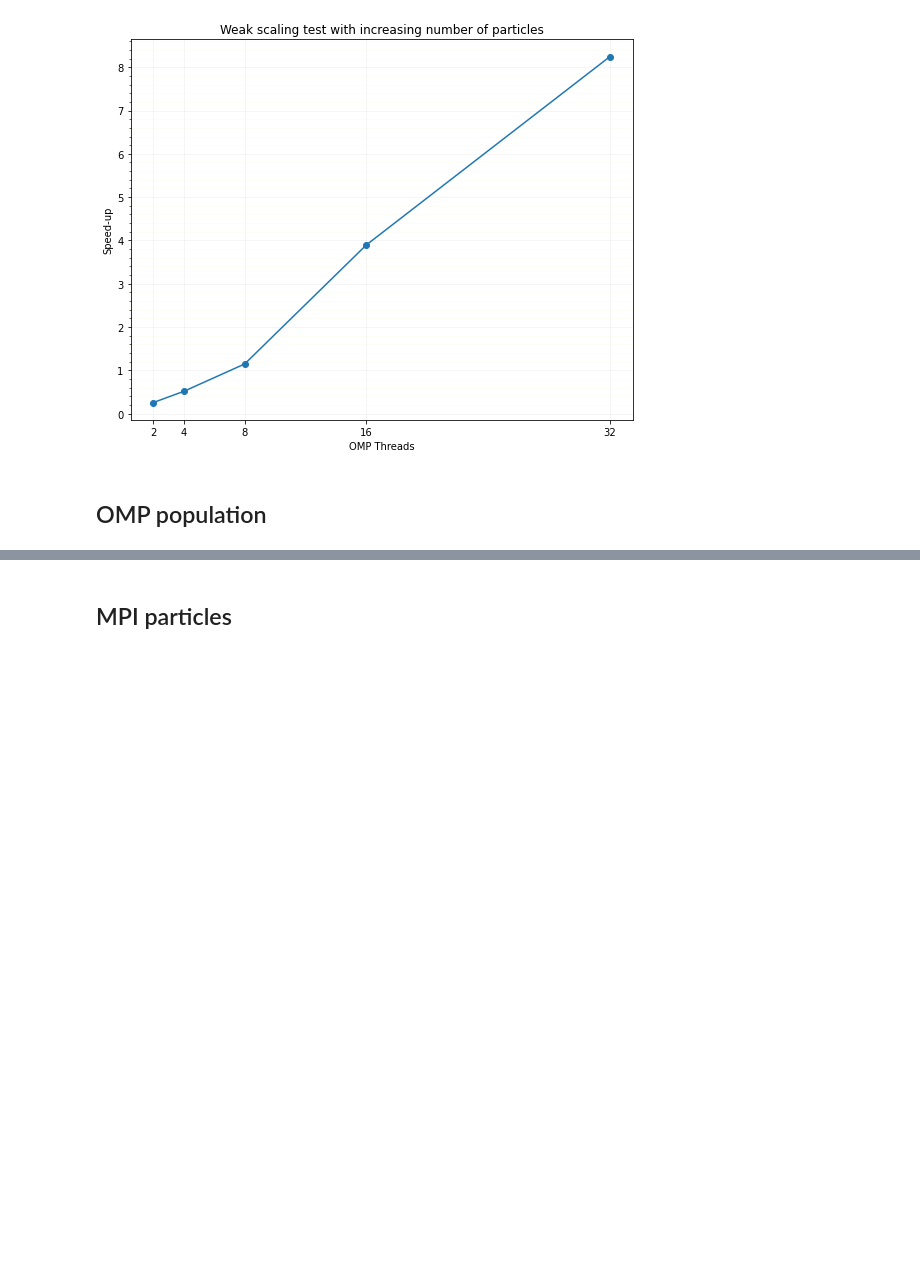
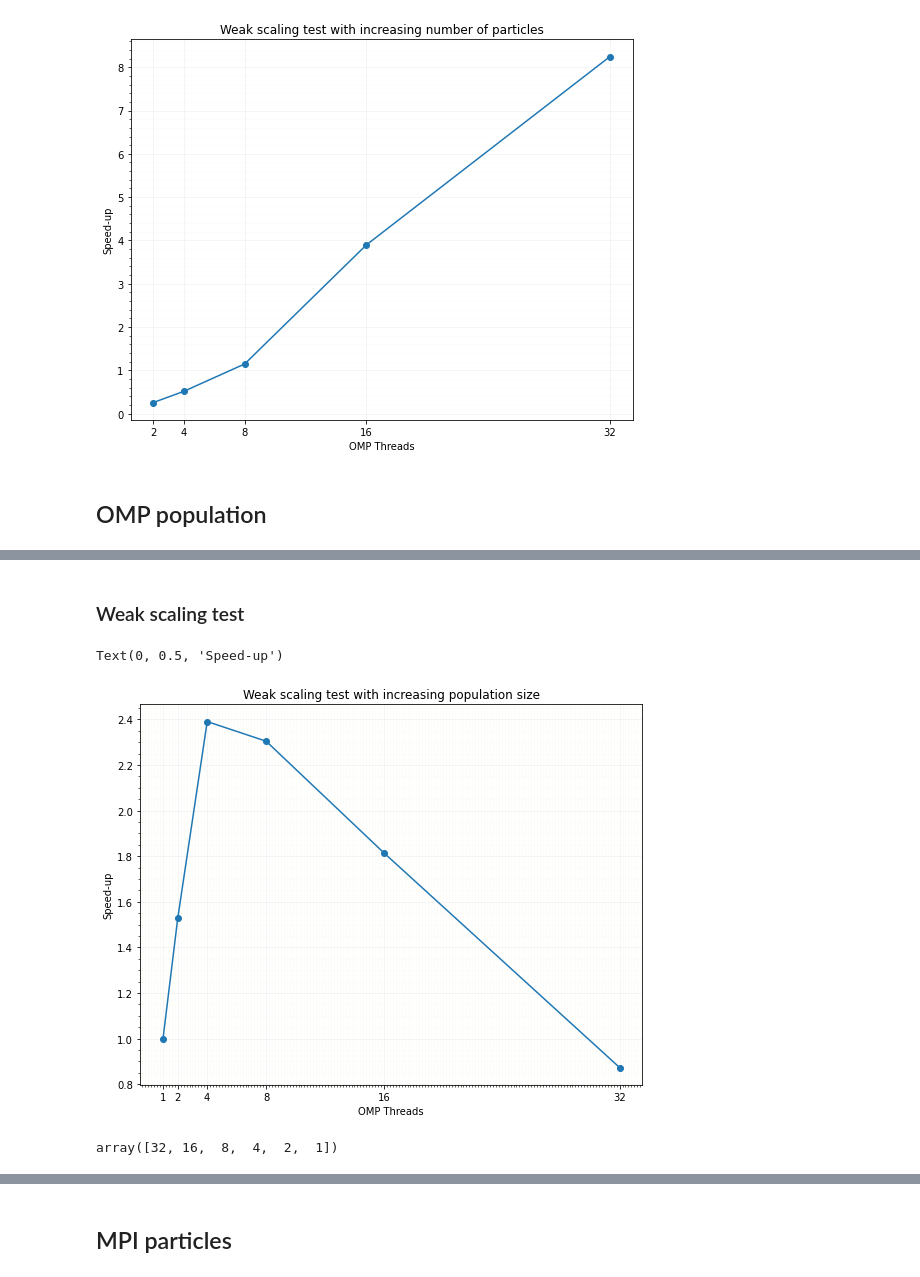
Before and after one commit to matthewdicks98/CSC-HPC-Project, a Jupyter notebook: Experiment2.0.ipynb, the cells around one changed output, grey strips where cells are left out. Drawn from its saved outputs; the diff is of its cells as text; code cells hidden in the pictures; blank space fills up the shorter version.

```diff
--- a/Experiment2.0.ipynb
+++ b/Experiment2.0.ipynb
@@ -88,0 +131,25 @@ Text(0, 0.5, 'Speed-up')
+# %% [markdown]
+### Weak scaling test
+# %%
+plt.figure(figsize=(9,7))
+plt.grid(alpha=0.15)
+plt.minorticks_on()
+plt.grid(which='minor', color='beige', alpha=0.25)
+times = []
+seq_times = []
+pops = omp_pop[' pop_size'].unique()[::-1]
+cores = omp_pop['cores'].unique()
+cores = cores[::-1]
+for i in range(len(cores)):
+    x = omp_pop[omp_pop[' pop_size']==pops[i]].loc[omp_pop['cores']==cores[i]][' elapsed/gen_count'].to_list()[0]
+    seq_time = omp_pop[omp_pop[' pop_size']==pops[i]].loc[omp_pop['cores']==1][' elapsed/gen_count'].to_list()[0]
+    times.append(x)
+    seq_times.append(seq_time)
+plt.plot(cores,np.array(seq_times)/np.array(times), marker='o')
+plt.xticks(ticks = cores)
+plt.title('Weak scaling test with increasing population size')
+plt.xlabel('OMP Threads')
+plt.ylabel('Speed-up')
+# %% [output]
+Text(0, 0.5, 'Speed-up')
+[figure, added]
@@ -88,0 +158,4 @@ Text(0, 0.5, 'Speed-up')
+# %%
+cores
+# %% [output]
+array([32, 16,  8,  4,  2,  1])
```
Also changed, not shown: parts of 12 cells of this notebook.
